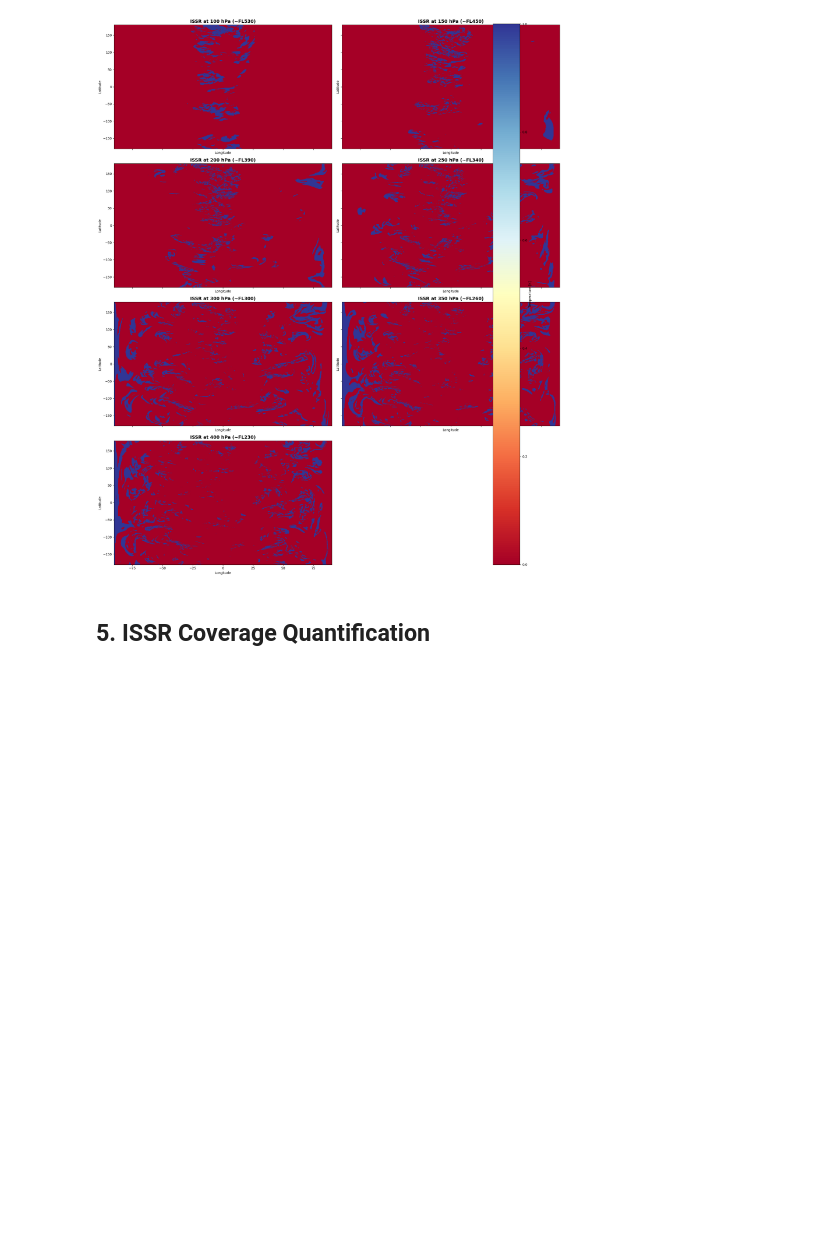
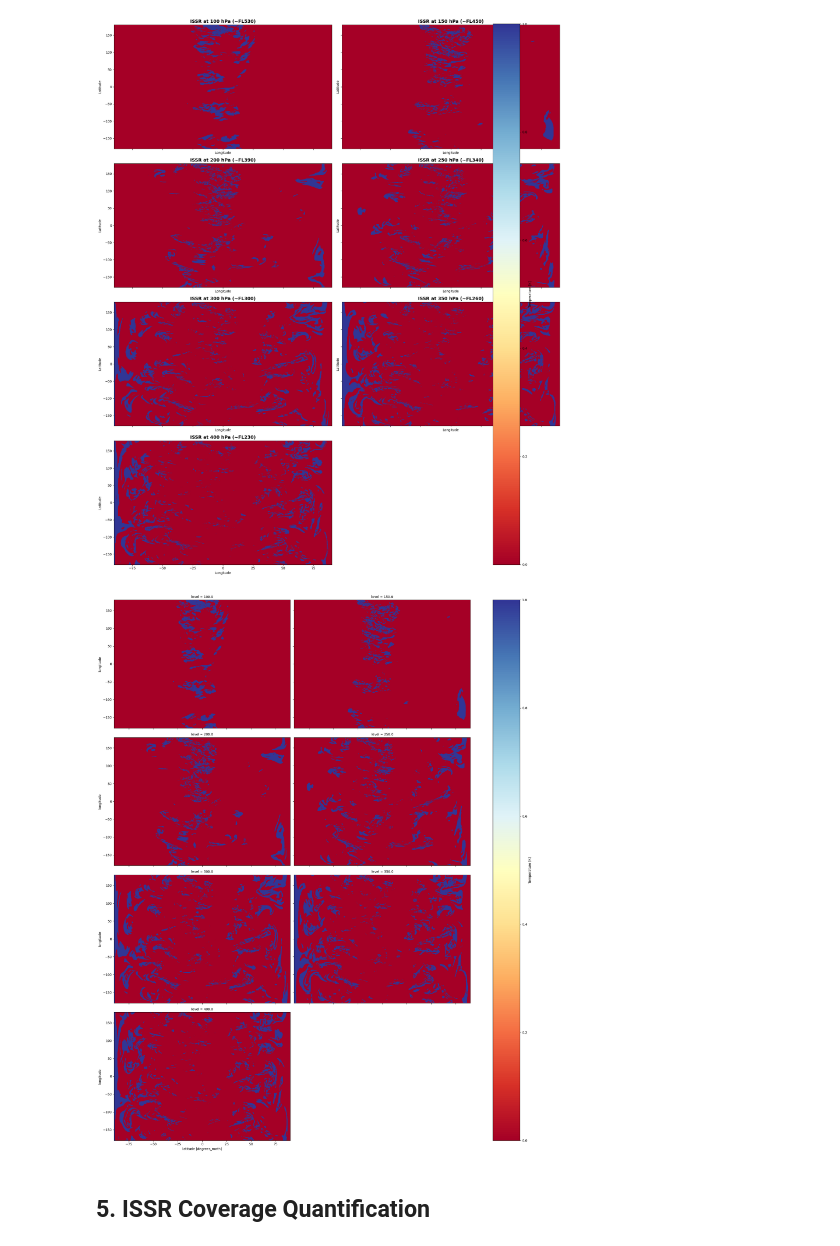
Before and after one commit to Fiona300/contrail-prediction-model, a Jupyter notebook: notebooks/01_contrail_conditions.ipynb, the cells around one changed output. Drawn from its saved outputs; the diff is of its cells as text; code cells hidden in the pictures; blank space fills up the shorter version.

Commit message:
Add ISSR climatology notebook - ERA5 atmospheric conditions for contrail formation

```diff
--- a/notebooks/01_contrail_conditions.ipynb
+++ b/notebooks/01_contrail_conditions.ipynb
@@ -94,30 +92,3 @@ plt.tight_layout()
 plt.show()
 # %% [output]
 [figure]
-# %%
-# All 7 levels using xarray FacetGrid
-seven_plevels = [100, 150, 200, 250, 300, 350, 400]
-titles = [
-    "100 hPa (~FL530)", "150 hPa (~FL450)",
-    "200 hPa (~FL390)", "250 hPa (~FL340)",
-    "300 hPa (~FL300)", "350 hPa (~FL260)",
-    "400 hPa (~FL230)"
-]
-
-temp_all_levels = met.data.sel(level=seven_plevels).air_temperature.isel(time=0)
-
-g = temp_all_levels.plot(
-    col="level",
-    col_wrap=2,
-    cmap="coolwarm",
-    figsize=(20, 24),
-    cbar_kwargs={"label": "Temperature [K]"}
-)
-
-for ax, title in zip(g.axes.flat, titles):
-    ax.set_title(title, fontsize=14, fontweight='bold')
-    ax.set_xlabel("Longitude")
-    ax.set_ylabel("Latitude")
-
-plt.tight_layout()
-plt.show()
@@ -126,7 +110,11 @@ plt.show()
 # %% [markdown]
 ## 3. Compute ISSR (Ice-Supersaturated Regions)
 # %%
-issr_mds = ISSR(met).eval()
+issr_mds = ISSR(
+    met,
+    humidity_scaling=ConstantHumidityScaling(rhi_adj=0.99)
+).eval()
+
 issr = issr_mds["issr"]
 print("ISSR computed!")
 print(issr)
@@ -193,6 +172,18 @@ plt.tight_layout()
 plt.show()
 # %% [output]
 [figure]
+# %%
+issr.data.sel(level=seven_plevels).isel(time=0).plot(
+    col="level",
+    col_wrap=2,
+    cmap="RdYlBu",
+    vmin=0,
+    vmax=1,
+    figsize=(20, 24)
+)
+plt.show()
+# %% [output]
+[figure, added]
 # %% [markdown]
 ## 5. ISSR Coverage Quantification
 # %%
```
Also changed, not shown: parts of 9 cells of this notebook.
